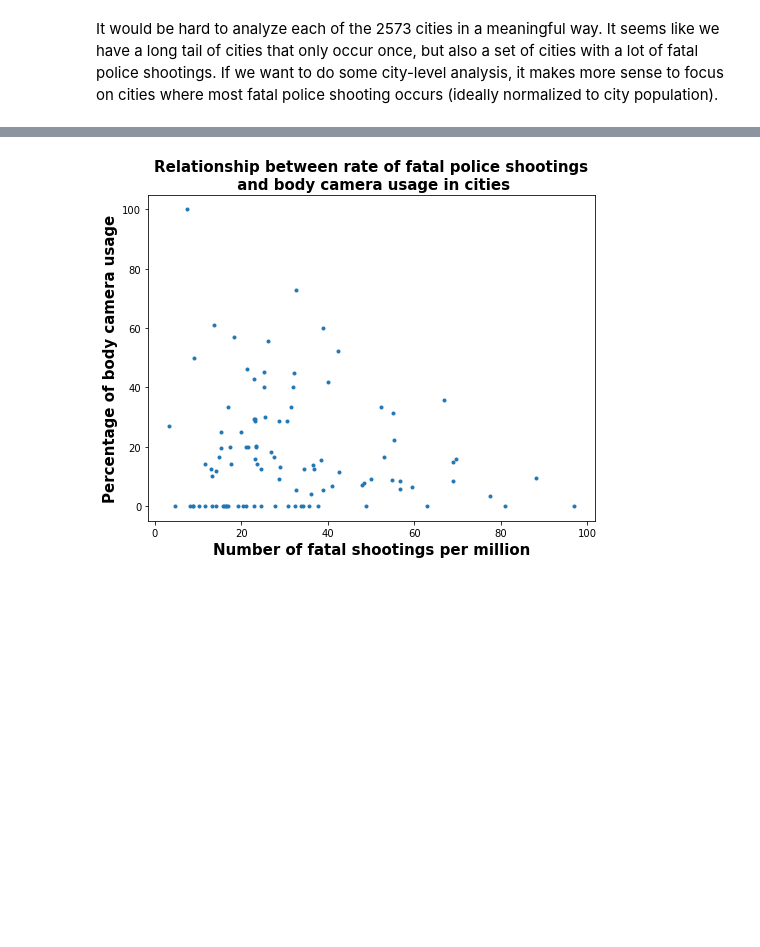
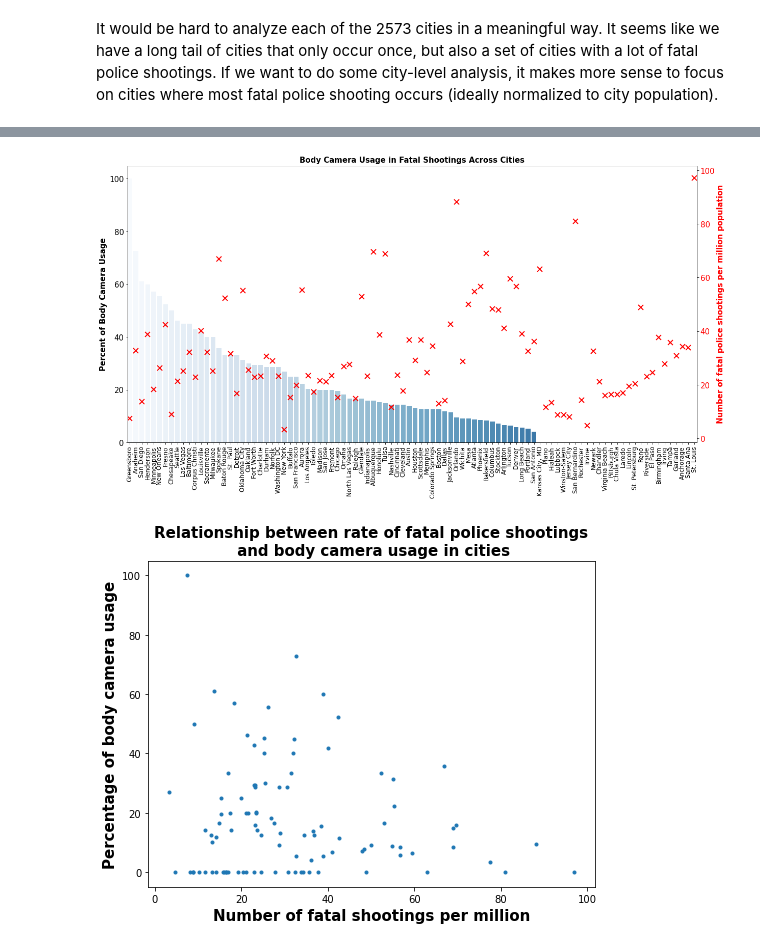
Before and after one commit to annajaffe/police-violence, a Jupyter notebook: CY_EDA_notebook.ipynb, the cells around one changed output, grey strips where cells are left out. Cells and saved outputs as stored; diff of their text form; code cells hidden in the pictures; blank space fills up the shorter version.

```diff
--- a/CY_EDA_notebook.ipynb
+++ b/CY_EDA_notebook.ipynb
@@ -301,0 +336,10 @@ use_of_force.head()
+# %%
+#get all foia requests
+foia_urls = {}
+
+# YOUR CODE HERE
+for link in bs_page.findAll('a', attrs={'href': re.compile("/www.muckrock.com/foi/")}):
+    foia_urls[re.search(r'foi/\D*',link.get('href')).group()] = link.get('href')
+    # keep a bit more of the pattern, can prune later if needed
+foia_urls
+# END OF YOUR CODE HERE
@@ -301,0 +422,3 @@ use_of_force.head()
+# %%
+extra_cities=np.array(list(city_state.keys()))[np.where(1-np.isin(np.array(list(city_state.keys())),city_df['Police Department'].values))]
+extra_cities
@@ -301,0 +429,5 @@ use_of_force.head()
+# %%
+# ok there are some mismatched naming that leads to 5 extra entries, just delete them
+for key in extra_cities:
+    city_state.pop(key)
+len(city_state)
@@ -301,0 +436,4 @@ use_of_force.head()
+# %%
+city_df = city_df.join(pd.DataFrame(city_state.values(), index=city_state.keys(), columns=['state']),\
+                       on='Police Department')
+city_df
@@ -302,3 +454,27 @@ use_of_force.head()
+# %%
+# display sorted bar graph of percent_body_cam_used in descending order of states
+fig,ax=plt.subplots(figsize=(20,10))
+order = city_df.sort_values(by='percent body cam used',ascending=False)
+sns.barplot(x=order['Police Department'].values,y=order['percent body cam used'].values, ax=ax, palette='Blues')
+ax.set_xticklabels(ax.get_xticklabels(), rotation=90,fontsize=12);
+ax.set_xlabel('')
+ax.margins(x=0)
+ax.set_ylabel('Percent of Body Camera Usage',fontweight='bold',fontsize=15)
+ax.tick_params(axis='y', labelsize=15)
+ax.set_title('Body Camera Usage in Fatal Shootings Across Cities',fontweight='bold',fontsize=15);
+# draw a horizontal line of overall avg in the dataset
+#ax.axhline(y=overall_percent_body_cam,color='k',label='Overall Percentage of Body Camera Usage')
+#ax.legend(fontsize=15);
+
+# second y axis showing shootings per million population
+ax2 = ax.twinx()  # instantiate a second axes that shares the same x-axis
+ax2.plot(order['Police Department'].values,order['shootings per 1M'].values,'x',color='r',markersize=10,markeredgewidth=2)
+ax2.tick_params(axis='y', labelcolor='r',labelsize=15)
+ax2.set_ylabel('Number of fatal police shootings per million population',fontweight='bold',fontsize=15,color='r');
+
+plt.savefig('City percent body cam usage blue & red.png')
+# %% [output]
+[figure, added]
 # %%
 # plot percent body cam used vs shooting per million for cities
 fig,ax=plt.subplots(figsize=(8,6))
```
Also changed, not shown: parts of 50 cells of this notebook, 3 other files.
